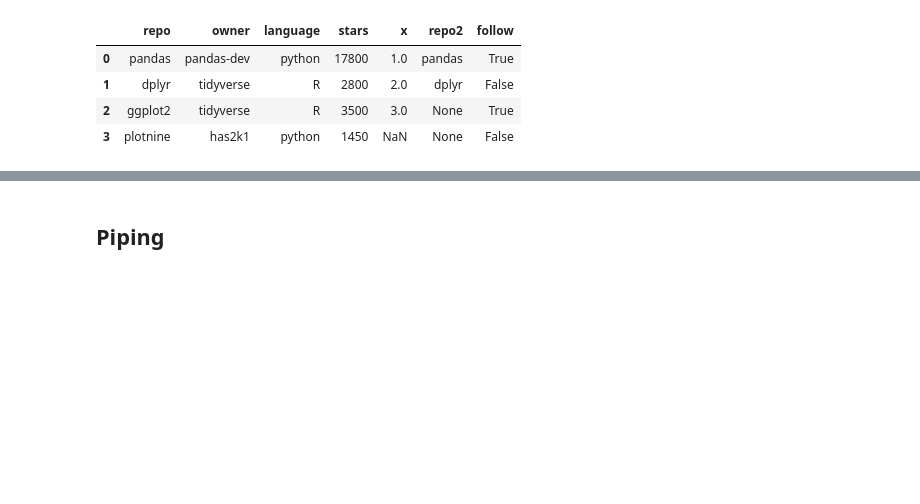
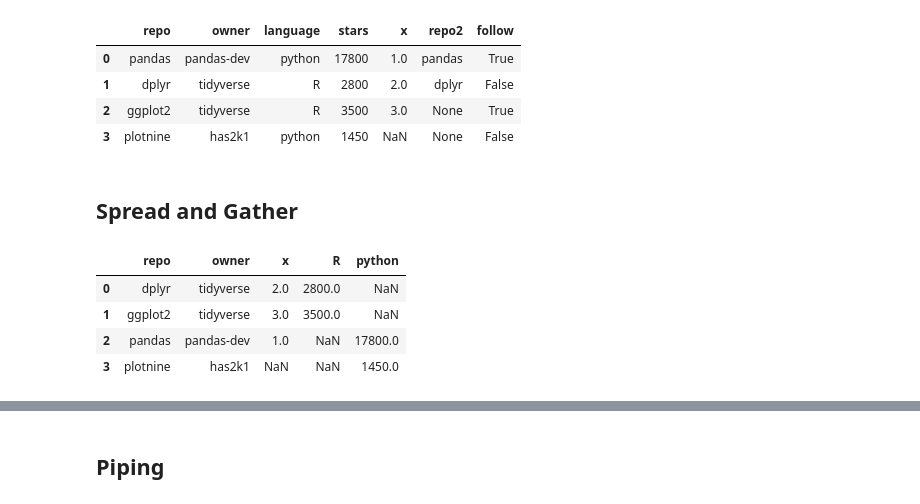
Before and after one commit to machow/siuba, a Jupyter notebook: examples/examples-dplyr-funcs.ipynb, the cells around one changed output, grey strips where cells are left out. Saved outputs shown, nothing was run; the diff lists cells and outputs as text; code cells hidden in the pictures; blank space fills up the shorter version.

```diff
--- a/examples/examples-dplyr-funcs.ipynb
+++ b/examples/examples-dplyr-funcs.ipynb
@@ -200,3 +238,17 @@ left_join(df, follow, "repo")
 | 1 | dplyr | tidyverse | R | 2800 | 2.0 | dplyr | False |
 | 2 | ggplot2 | tidyverse | R | 3500 | 3.0 | None | True |
 | 3 | plotnine | has2k1 | python | 1450 | NaN | None | False |
+# %% [markdown]
+## Spread and Gather
+# %%
+
+df2 = spread(df, 'language', 'stars')
+df2
+# this should raise an error, because duplicate id col x key combos
+#spread(pd.concat([df, df]), 'language', 'stars')
+# %% [output]
+|  | repo | owner | x | R | python |
+| 0 | dplyr | tidyverse | 2.0 | 2800.0 | NaN |
+| 1 | ggplot2 | tidyverse | 3.0 | 3500.0 | NaN |
+| 2 | pandas | pandas-dev | 1.0 | NaN | 17800.0 |
+| 3 | plotnine | has2k1 | NaN | NaN | 1450.0 |
```
Also changed, not shown: parts of 15 cells of this notebook, 4 other files.
